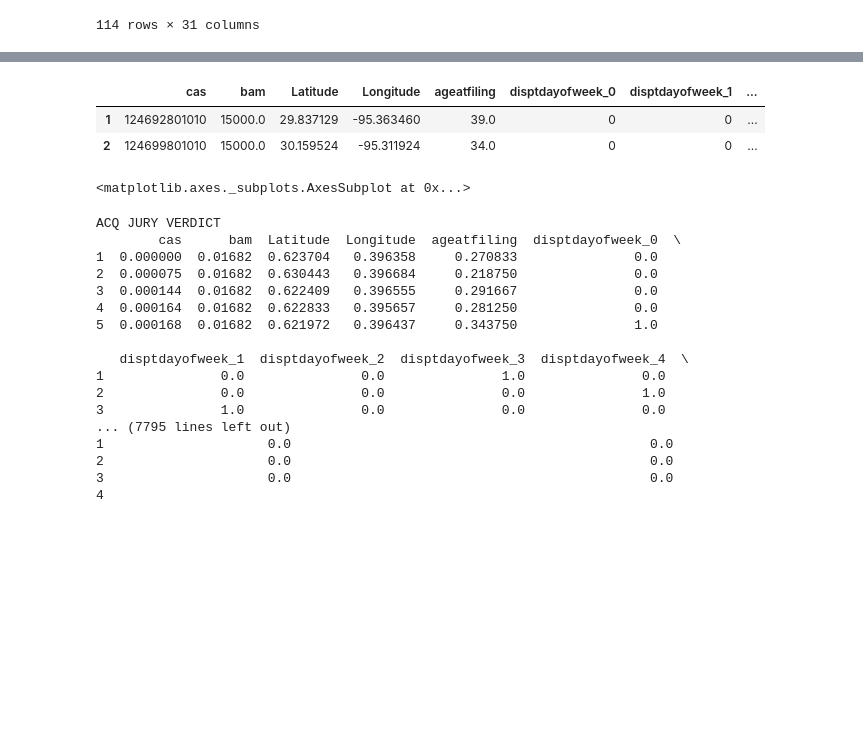
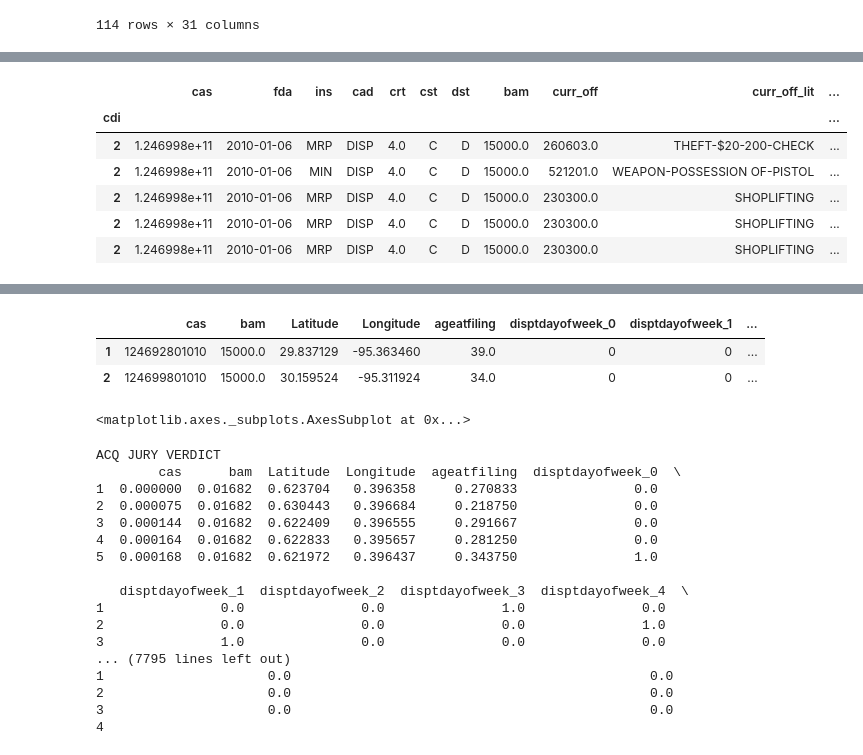
Before and after one commit to circushaase/harriscriminalcourt, a Jupyter notebook: Prostitution.ipynb, the cells around one changed output, grey strips where cells are left out. Cells and saved outputs as stored; diff of their text form; code cells hidden in the pictures; blank space fills up the shorter version.

```diff
--- a/Prostitution.ipynb
+++ b/Prostitution.ipynb
@@ -225,0 +276,10 @@ df.sort_values('CONVICTION-PLEA OF GUILTY')
+# %%
+all_pros.head()
+# %% [output]
+|  | cas | fda | ins | cad | crt | cst | dst | bam | curr_off | curr_off_lit | ... |
+| cdi |  |  |  |  |  |  |  |  |  |  | ... |
+| 2 | 1.246998e+11 | 2010-01-06 | MRP | DISP | 4.0 | C | D | 15000.0 | 260603.0 | THEFT-$20-200-CHECK | ... |
+| 2 | 1.246998e+11 | 2010-01-06 | MIN | DISP | 4.0 | C | D | 15000.0 | 521201.0 | WEAPON-POSSESSION OF-PISTOL | ... |
+| 2 | 1.246998e+11 | 2010-01-06 | MRP | DISP | 4.0 | C | D | 15000.0 | 230300.0 | SHOPLIFTING | ... |
+| 2 | 1.246998e+11 | 2010-01-06 | MRP | DISP | 4.0 | C | D | 15000.0 | 230300.0 | SHOPLIFTING | ... |
+| 2 | 1.246998e+11 | 2010-01-06 | MRP | DISP | 4.0 | C | D | 15000.0 | 230300.0 | SHOPLIFTING | ... |
```
Also changed, not shown: parts of 12 cells of this notebook.
